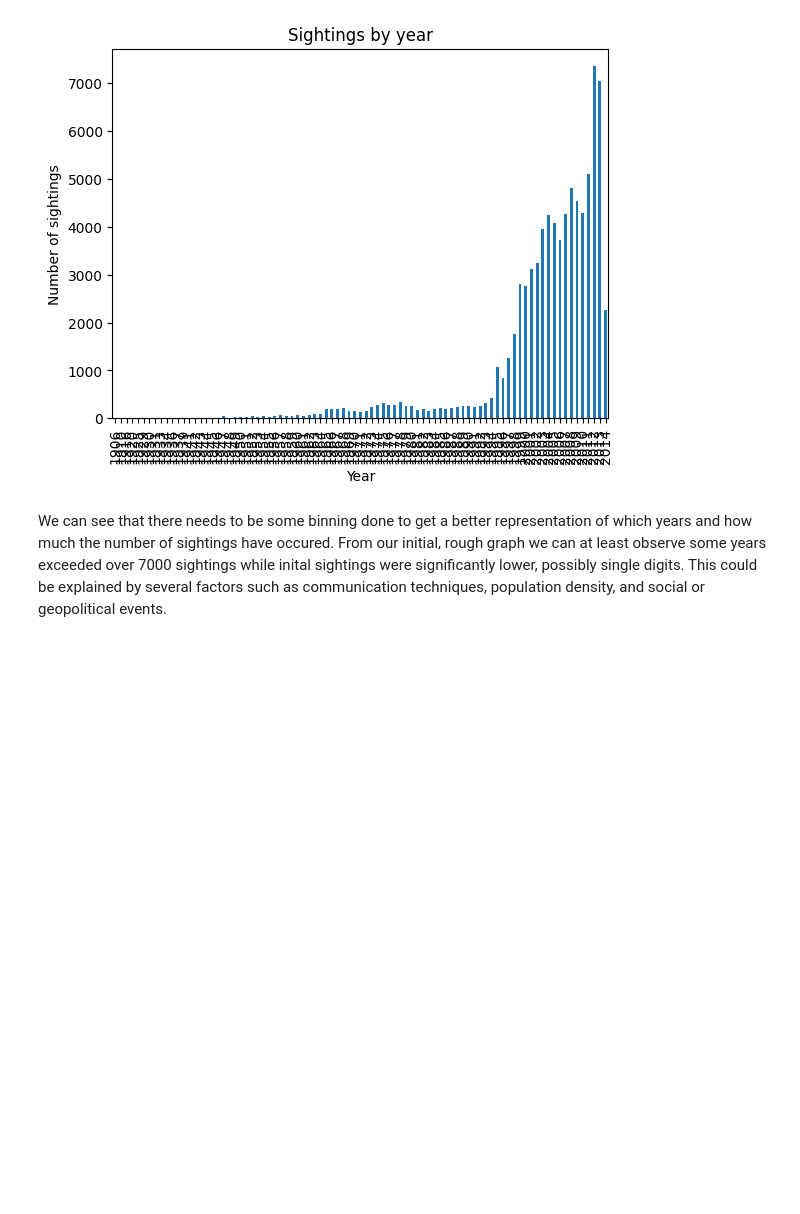
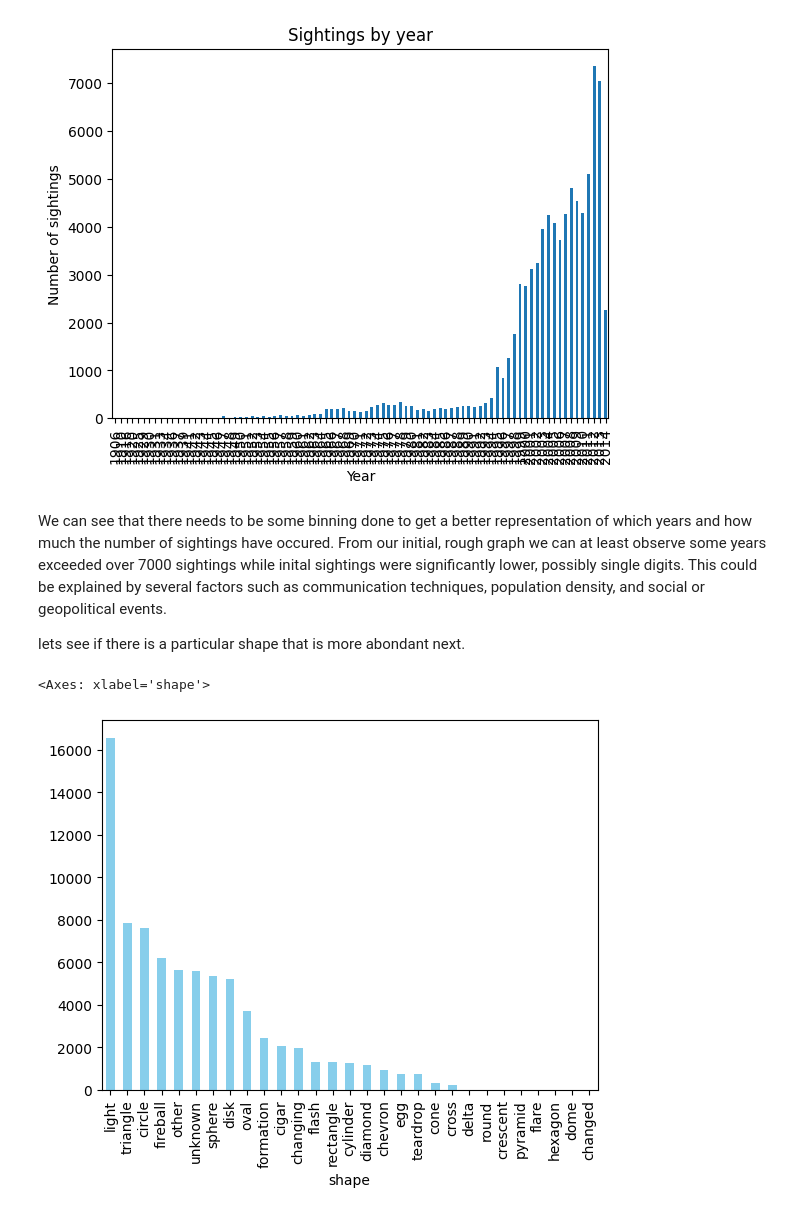
Before and after one commit to FischerLogan/statistical_analysis_of_aerial_phenomena, a Jupyter notebook: notebook/analyzing_sightings.ipynb, the cells around one changed output. Drawn from its saved outputs; the diff is of its cells as text; code cells hidden in the pictures; blank space fills up the shorter version.

```diff
--- a/notebook/analyzing_sightings.ipynb
+++ b/notebook/analyzing_sightings.ipynb
@@ -144,3 +144,14 @@ Text(0, 0.5, 'Number of sightings')
 [figure]
 # %% [markdown]
 We can see that there needs to be some binning done to get a better representation of which years and how much the number of sightings have occured. From our initial, rough graph we can at least observe some years exceeded over 7000 sightings while inital sightings were significantly lower, possibly single digits. This could be explained by several factors such as communication techniques, population density, and social or geopolitical events.
+
+lets see if there is a particular shape that is more abondant next.
+# %%
+#making a variable for the shapes
+shape_count = df['shape'].value_counts()
+# %%
+#plotting
+shape_count.plot(kind='bar', color='skyblue')
+# %% [output]
+<Axes: xlabel='shape'>
+[figure, added]
```
Also changed, not shown: parts of 3 cells of this notebook.
